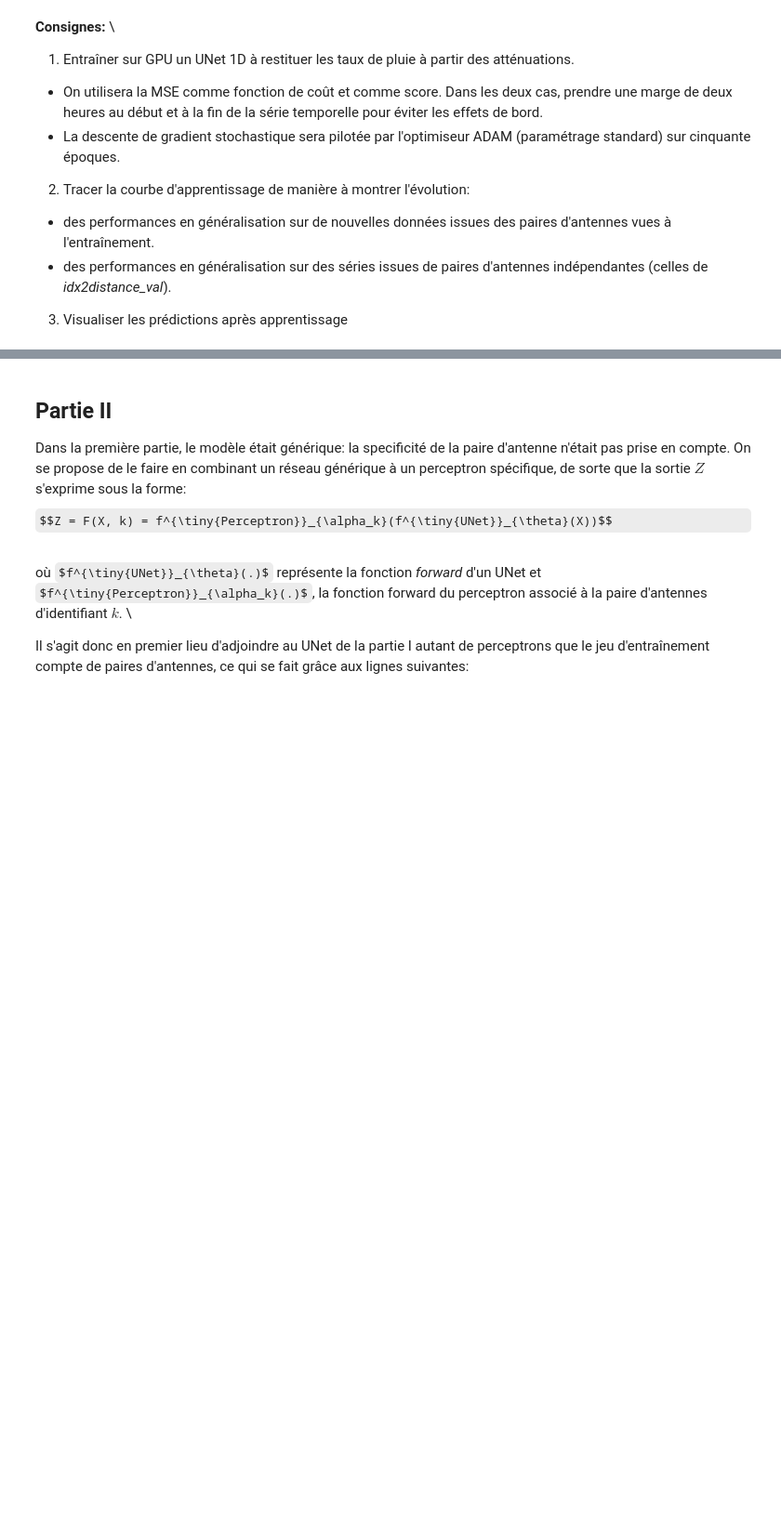
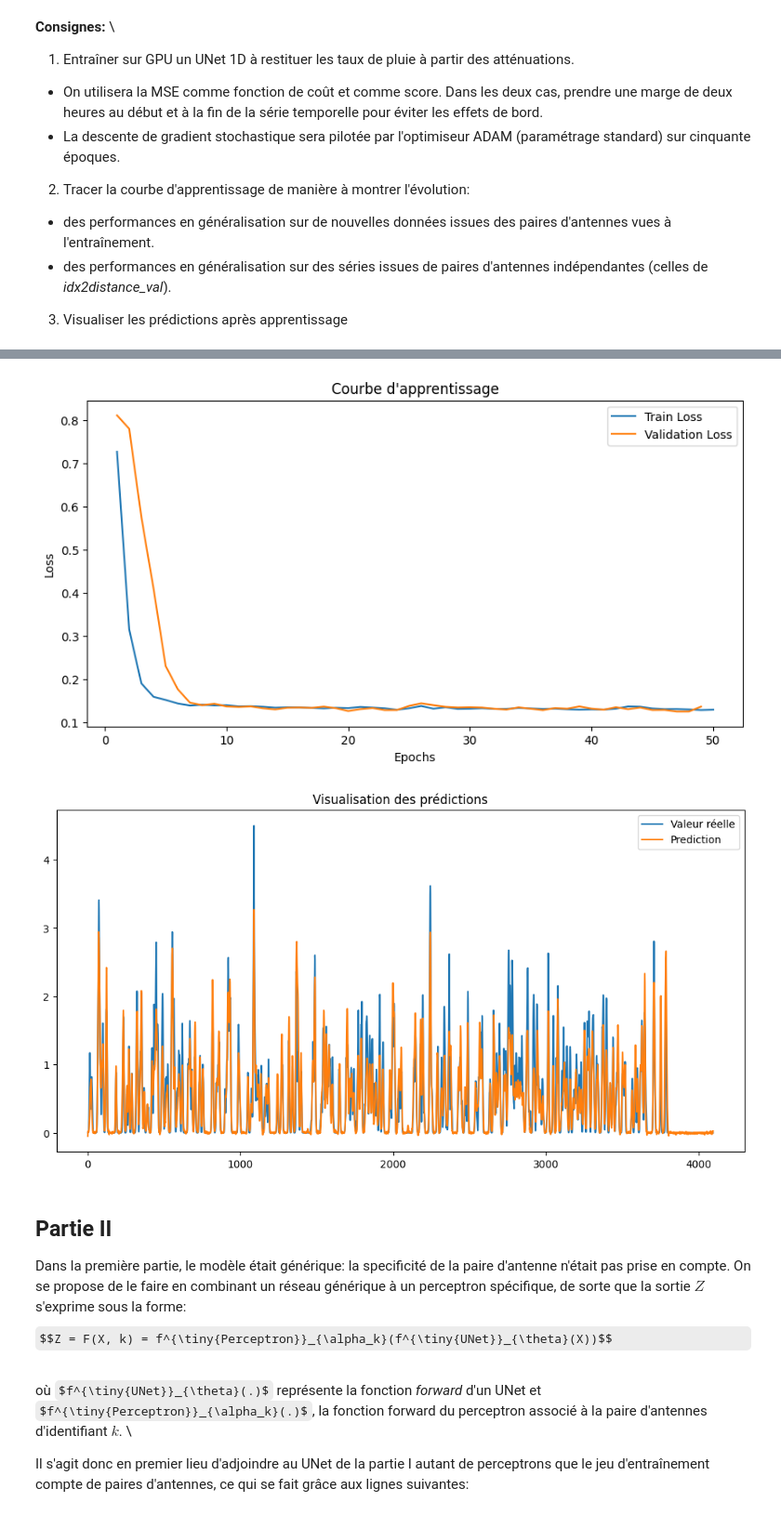
Before and after one commit to AnaisCharpentier/exam_2025, a Jupyter notebook: notebooks/probleme1.ipynb, the cells around one changed output, grey strips where cells are left out. Shown at 93% size. Drawn from its saved outputs; the diff is of its cells as text; code cells hidden in the pictures; some formulas as TeX source; blank space fills up the shorter version.

```diff
--- a/notebooks/probleme1.ipynb
+++ b/notebooks/probleme1.ipynb
@@ -267,29 +273,32 @@ Epoch 12/50, Train Loss: 0.1381, Val Loss: 0.1376
 # %%
 # Tracer les courbes d'apprentissage
 plt.figure(figsize=(10, 5))
-plt.plot(range(1, num_epochs+1), train_losses, label='Train Loss')
-plt.plot(range(1, num_epochs+1), val_losses, label='Validation Loss')
+plt.plot(range(1, 51), train_losses, label='Train Loss')
+plt.plot(range(1, 50), val_losses, label='Validation Loss')
 plt.xlabel('Epochs')
 plt.ylabel('Loss')
 plt.legend()
 plt.title('Courbe d\'apprentissage')
 plt.show()
 
 # Visualisation des prédictions
 model.eval()
 with torch.no_grad():
     for ids, dists, rain_rates, attenuations in valloader:
         attenuations = attenuations[0].to(device)  # Premier exemple
         rain_rates = rain_rates[0]
         prediction = model(attenuations.unsqueeze(0).unsqueeze(1)).cpu()
         break
 
 plt.figure(figsize=(12, 6))
-plt.plot(rain_rates.numpy(), label='Ground Truth')
+plt.plot(rain_rates.numpy(), label='Valeur réelle')
 plt.plot(prediction.squeeze().numpy(), label='Prediction')
 plt.legend()
 plt.title('Visualisation des prédictions')
 plt.show()
+# %% [output]
+[figure, added]
+[figure, added]
 # %% [markdown]
 ## Partie II
 
```
Also changed, not shown: parts of 1 cell of this notebook.
